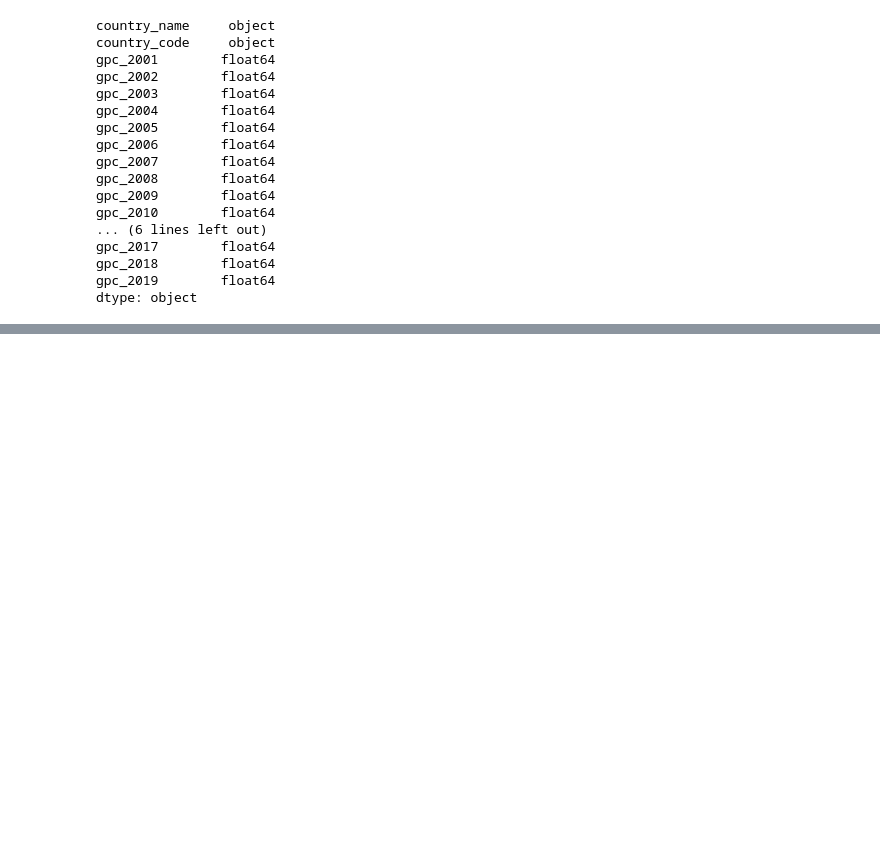
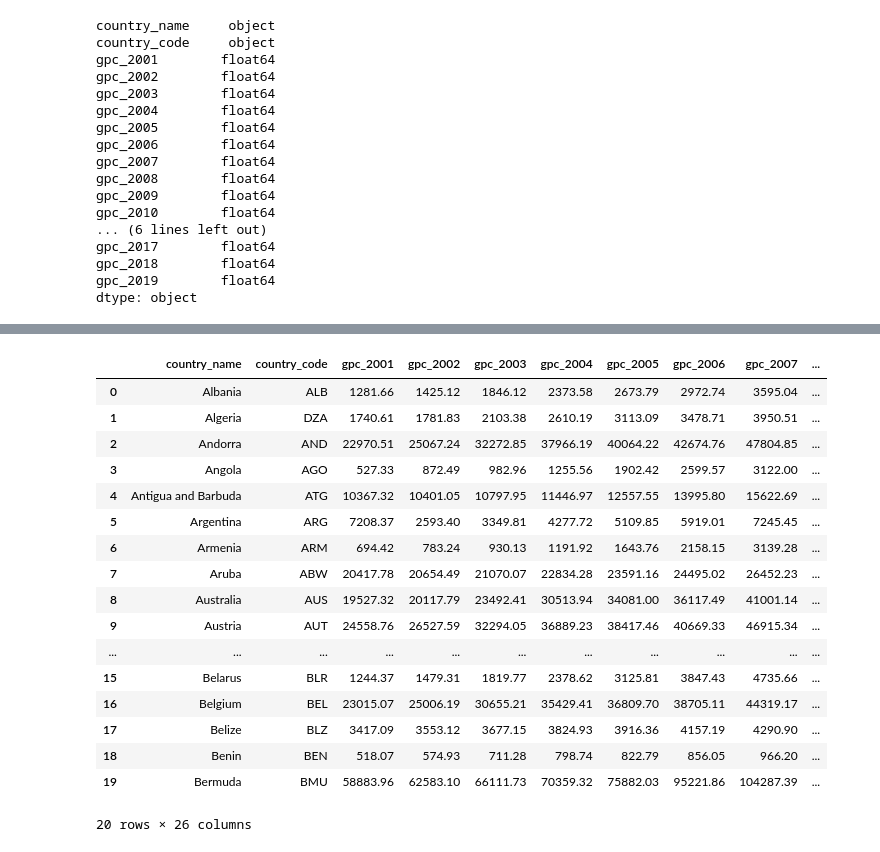
Before and after one commit to svujcich/Global_GDP_Trends, a Jupyter notebook: ETL/GDP_per_captia.ipynb, the cells around one changed output, grey strips where cells are left out. Drawn from its saved outputs; the diff is of its cells as text; code cells hidden in the pictures; blank space fills up the shorter version.

```diff
--- a/ETL/GDP_per_captia.ipynb
+++ b/ETL/GDP_per_captia.ipynb
@@ -391,0 +522,5 @@ df
+# %%
+#clean up data frame
+
+#a. drop country name row from GDP_growth_df
+df = df.drop(['country_name', 'Alpha-2 code', 'Alpha-3 code','Numeric code', 'ISO 3166-2'], axis=1)
@@ -391,0 +547,4 @@ df
+# %%
+#b. rename new Country name Column
+df = df.rename({"English short name lower case": "country_name"}, axis=1)
+df
@@ -391,0 +565,6 @@ df
+# %%
+#d.reorganize columns
+df = df.loc[:,["country_name",'country_code', 'gpc_2001', 'gpc_2002', 'gpc_2003', 'gpc_2004', 'gpc_2005',
+                                   'gpc_2006', 'gpc_2007', 'gpc_2008', 'gpc_2009', 'gpc_2010', 'gpc_2011', 'gpc_2012',
+                                   'gpc_2013', 'gpc_2014', 'gpc_2015', 'gpc_2016', 'gpc_2017', 'gpc_2018', 'gpc_2019',]]
+df
@@ -391,0 +587,8 @@ df
+# %%
+#merge in dataframe for consistency in country names across various tables
+#read in csv
+region_income = pd.read_csv(countries_region_income)
+
+#create DataFrame
+region_income_df = pd.DataFrame(region_income)
+region_income_df
@@ -391,0 +609,23 @@ df
+# %%
+#merge df with region_income_df
+df = df.merge(region_income_df, how="left", left_on=["country_code"], right_on=["Country Code"])
+df.head(20)
+# %% [output]
+|  | country_name | country_code | gpc_2001 | gpc_2002 | gpc_2003 | gpc_2004 | gpc_2005 | gpc_2006 | gpc_2007 | ... |
+| 0 | Albania | ALB | 1281.66 | 1425.12 | 1846.12 | 2373.58 | 2673.79 | 2972.74 | 3595.04 | ... |
+| 1 | Algeria | DZA | 1740.61 | 1781.83 | 2103.38 | 2610.19 | 3113.09 | 3478.71 | 3950.51 | ... |
+| 2 | Andorra | AND | 22970.51 | 25067.24 | 32272.85 | 37966.19 | 40064.22 | 42674.76 | 47804.85 | ... |
+| 3 | Angola | AGO | 527.33 | 872.49 | 982.96 | 1255.56 | 1902.42 | 2599.57 | 3122.00 | ... |
+| 4 | Antigua and Barbuda | ATG | 10367.32 | 10401.05 | 10797.95 | 11446.97 | 12557.55 | 13995.80 | 15622.69 | ... |
+| 5 | Argentina | ARG | 7208.37 | 2593.40 | 3349.81 | 4277.72 | 5109.85 | 5919.01 | 7245.45 | ... |
+| 6 | Armenia | ARM | 694.42 | 783.24 | 930.13 | 1191.92 | 1643.76 | 2158.15 | 3139.28 | ... |
+| 7 | Aruba | ABW | 20417.78 | 20654.49 | 21070.07 | 22834.28 | 23591.16 | 24495.02 | 26452.23 | ... |
+| 8 | Australia | AUS | 19527.32 | 20117.79 | 23492.41 | 30513.94 | 34081.00 | 36117.49 | 41001.14 | ... |
+| 9 | Austria | AUT | 24558.76 | 26527.59 | 32294.05 | 36889.23 | 38417.46 | 40669.33 | 46915.34 | ... |
+| ... | ... | ... | ... | ... | ... | ... | ... | ... | ... | ... |
+| 15 | Belarus | BLR | 1244.37 | 1479.31 | 1819.77 | 2378.62 | 3125.81 | 3847.43 | 4735.66 | ... |
+| 16 | Belgium | BEL | 23015.07 | 25006.19 | 30655.21 | 35429.41 | 36809.70 | 38705.11 | 44319.17 | ... |
+| 17 | Belize | BLZ | 3417.09 | 3553.12 | 3677.15 | 3824.93 | 3916.36 | 4157.19 | 4290.90 | ... |
+| 18 | Benin | BEN | 518.07 | 574.93 | 711.28 | 798.74 | 822.79 | 856.05 | 966.20 | ... |
+| 19 | Bermuda | BMU | 58883.96 | 62583.10 | 66111.73 | 70359.32 | 75882.03 | 95221.86 | 104287.39 | ... |
+20 rows × 26 columns
```
Also changed, not shown: parts of 33 cells of this notebook, 1 other file.
